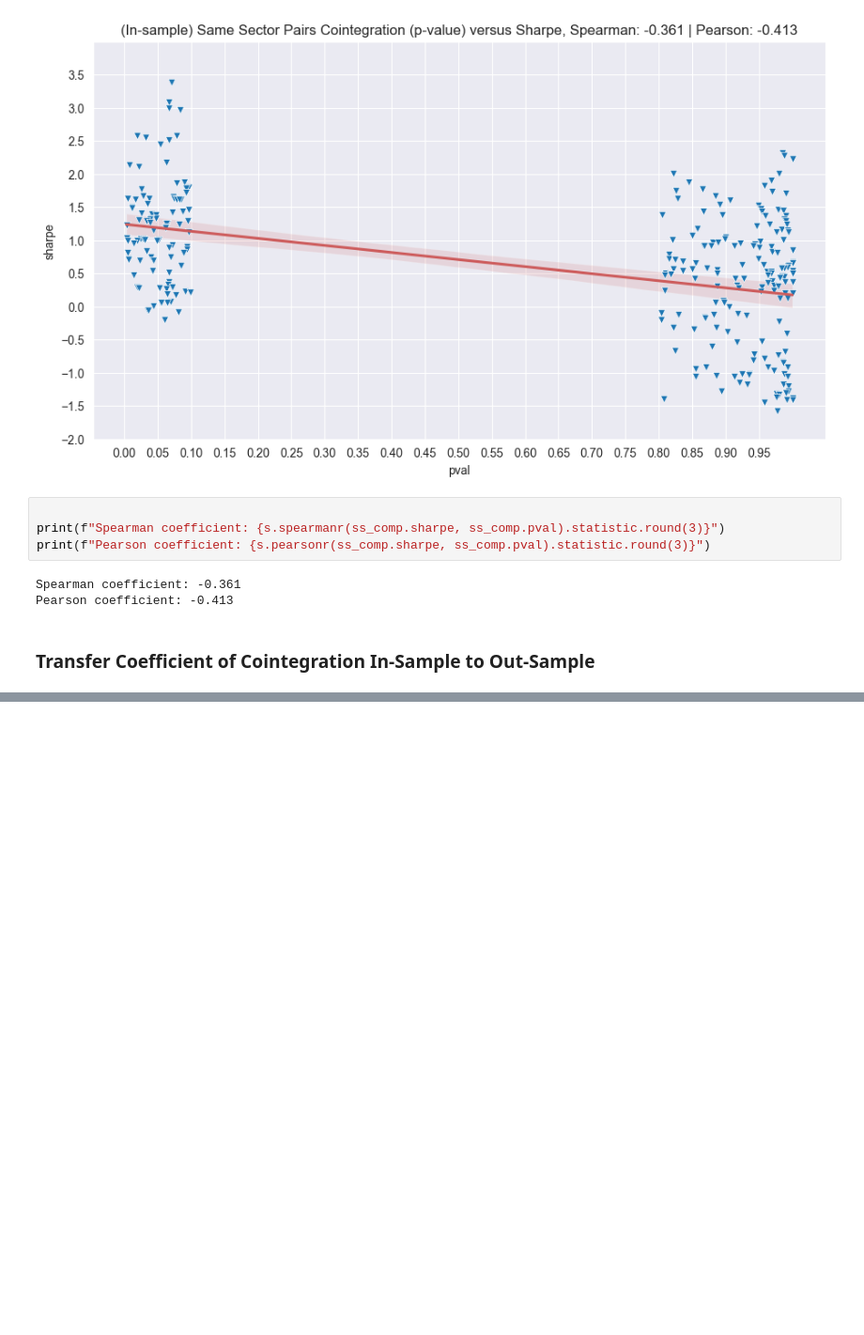
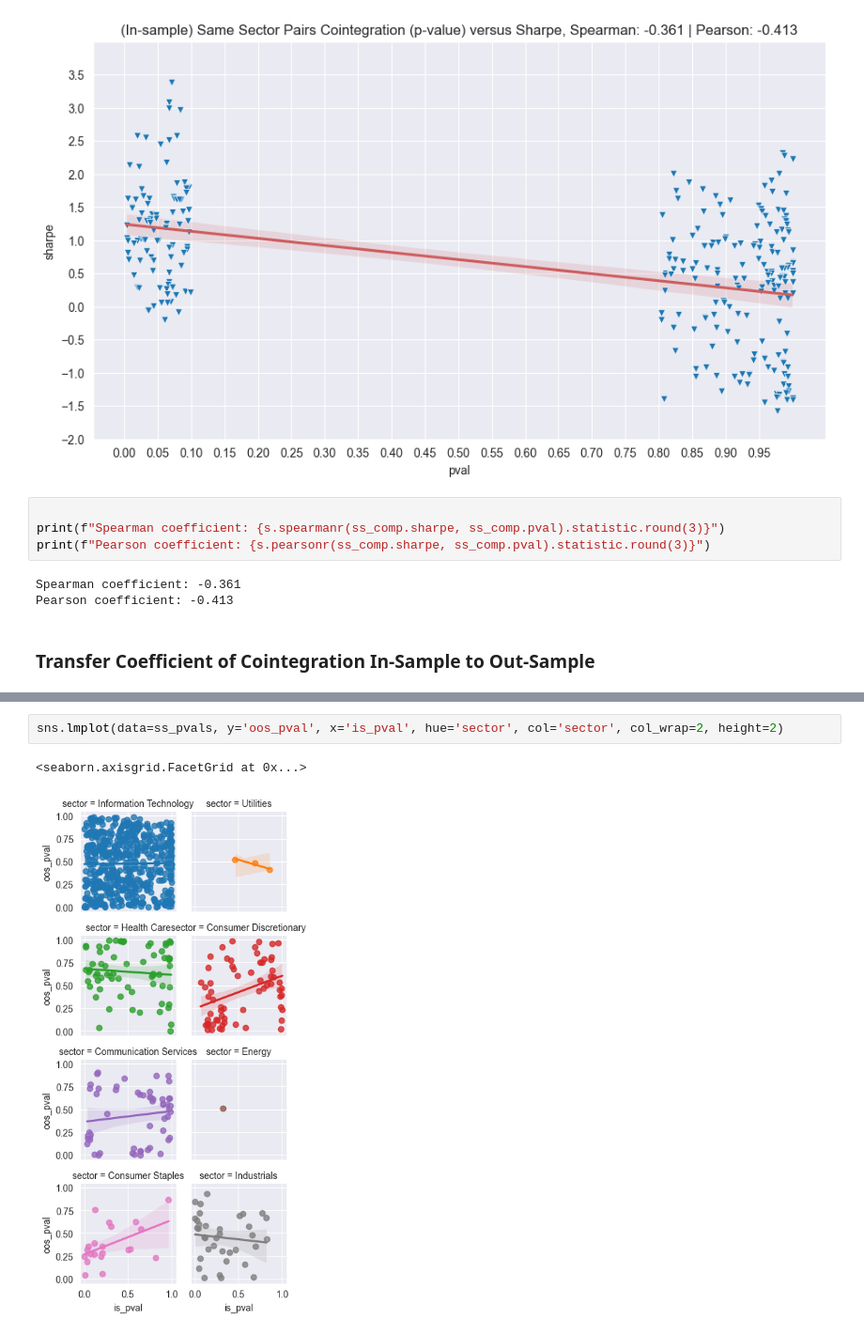
Before and after one commit to ryanczm/qr, a Jupyter notebook: pairs_trading_nasdaq.ipynb, the cells around one changed output, grey strips where cells are left out. Shown at 94% size. Saved outputs shown, nothing was run; the diff lists cells and outputs as text; blank space fills up the shorter version.

```diff
--- a/pairs_trading_nasdaq.ipynb
+++ b/pairs_trading_nasdaq.ipynb
@@ -545,0 +574,5 @@ Pearson coefficient: -0.413
+# %%
+sns.lmplot(data=ss_pvals, y='oos_pval', x='is_pval', hue='sector', col='sector', col_wrap=2, height=2)
+# %% [output]
+<seaborn.axisgrid.FacetGrid at 0x...>
+[figure, added]
```
Also changed, not shown: parts of 6 cells of this notebook.
